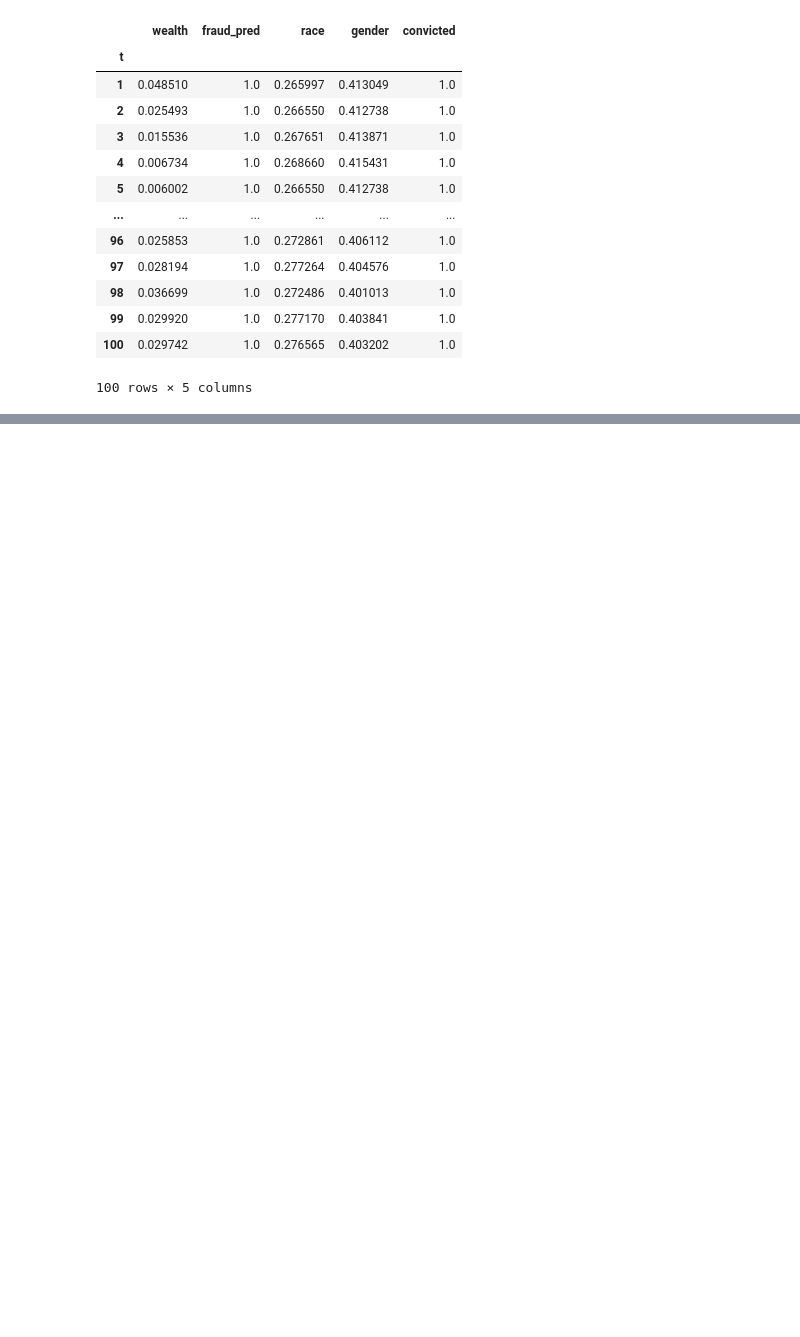
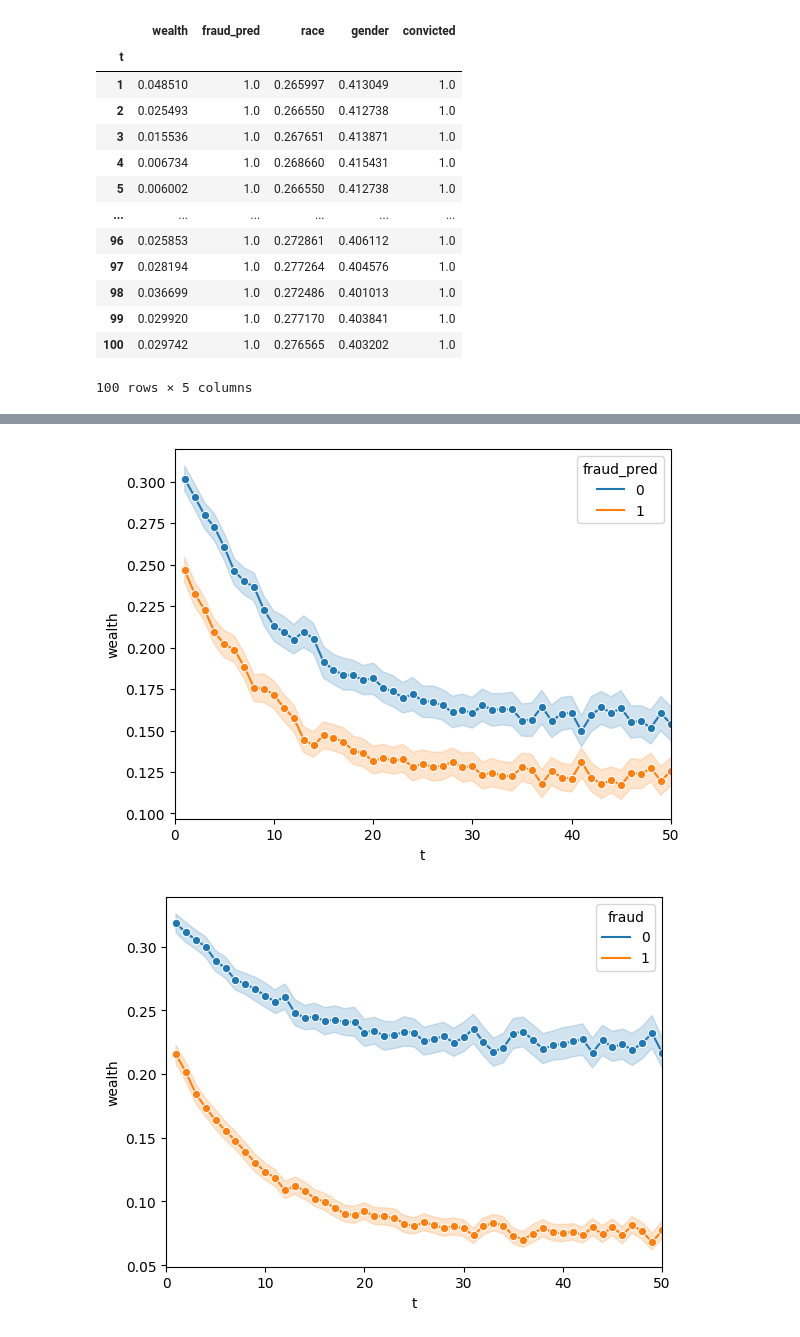
Before and after one commit to Le-Ty/abm_dm_impact, a Jupyter notebook: basic/notebooks/expi_fraud_clf.ipynb, the cells around one changed output, grey strips where cells are left out. Drawn from its saved outputs; the diff is of its cells as text; code cells hidden in the pictures; blank space fills up the shorter version.

```diff
--- a/basic/notebooks/expi_fraud_clf.ipynb
+++ b/basic/notebooks/expi_fraud_clf.ipynb
@@ -204,3 +238,25 @@ baseline1
 | 99 | 0.029920 | 1.0 | 0.277170 | 0.403841 | 1.0 |
 | 100 | 0.029742 | 1.0 | 0.276565 | 0.403202 | 1.0 |
 100 rows × 5 columns
+# %%
+parameters = {
+    'my_parameter':42,
+    'agents':500,
+    'steps':100,
+    'wealth_appeal_corr': 0, # >0 more wealth higher appeal chance
+    'acc': 0.6, # accuracy of fraud prdediction
+    'appeal_wealth': 0.3, # minimal wealth needed for appeal (could also become a param for distr. eventually)
+    #'wealth_impact'
+    'clf': None, # None, 'hist'
+    'expi': None
+
+}
+sample = ap.Sample(parameters, n=1)
+model_baseline = VirusModel_baseline(parameters)
+exp = ap.Experiment(VirusModel_baseline, sample, iterations =20, record = True)
+r_baseline = exp.run()
+
+with open("data/expis/fraud_1.pkl", "wb") as f:
+        pickle.dump(results_baseline, f)
+
+df_b = r_baseline['variables']['Person']
@@ -206,0 +268,7 @@ baseline1
+# %%
+df_b['misclassifications'] = (df_b['fraud'] - df_b['fraud_pred'])
+df_b[df_b['fraud_pred'] ==0]['wealth'].min()
+
+df_b.head()
+df_b = df_b[df_b.fraud_pred != -1]
+df_b
@@ -206,0 +290,13 @@ baseline1
+# %%
+viz(df_b, df_b.index.get_level_values('t'), df_b['wealth'], df_b['fraud_pred']) #, df_baseline['convicted'])
+
+viz(df_b, df_b.index.get_level_values('t'), df_b['wealth'], df_b['fraud']) #, df_baseline['convicted'])
+
+viz(df_b, df_b.index.get_level_values('t'), df_b['wealth'], abs(df_b['misclassifications']), title = 'Misclassification depending on wealth over time') #, df_baseline['convicted'])
+
+viz2(df_b, df_b.index.get_level_values('t'), df_b['wealth'])
+
+# viz(df_baseline, df_baseline.index.get_level_values('t'), abs(df_baseline['fraud'] - df_baseline['fraud_pred']), df_baseline['race'])#, df_baseline['fraud'])
+# %% [output]
+[figure, added]
+[figure, added]
```
Also changed, not shown: parts of 7 cells of this notebook, 1 other file.
